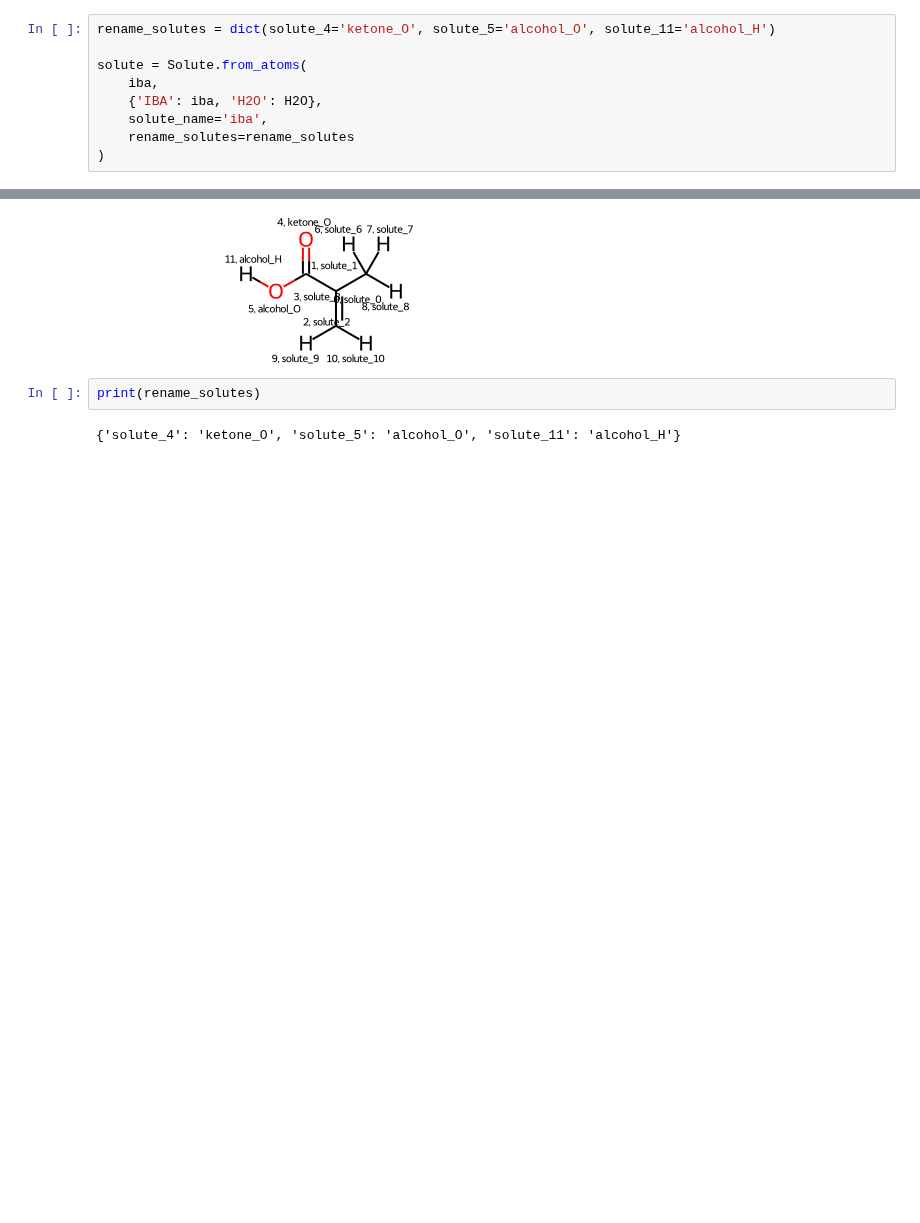
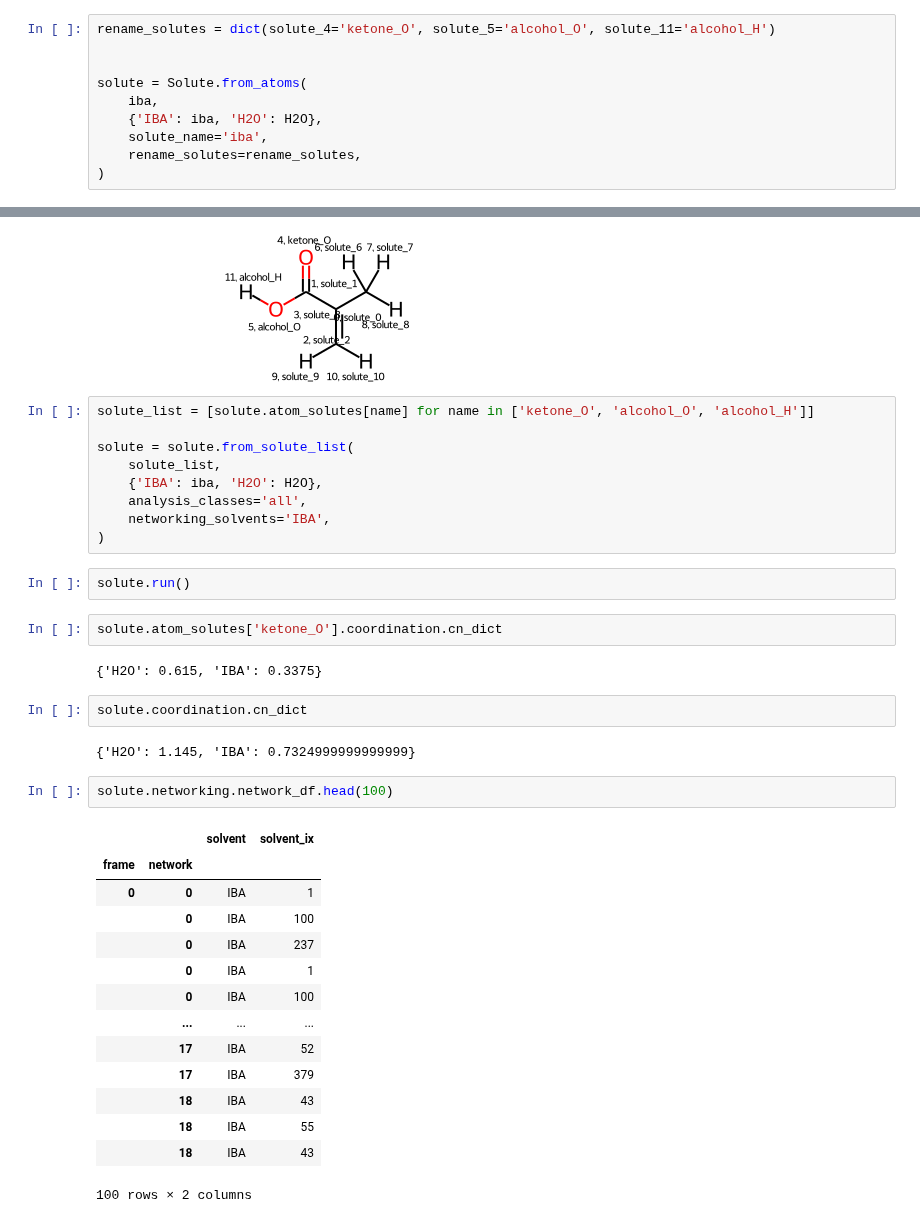
Before and after one commit to MDAnalysis/solvation-analysis, a Jupyter notebook: docs/tutorials/multi_atom_solutes.ipynb, the cells around one changed output, grey strips where cells are left out. Drawn from its saved outputs; the diff is of its cells as text; blank space fills up the shorter version.

```diff
--- a/docs/tutorials/multi_atom_solutes.ipynb
+++ b/docs/tutorials/multi_atom_solutes.ipynb
@@ -23,18 +19,51 @@ solute.draw_molecule('iba')
 [figure]
 # %%
 rename_solutes = dict(solute_4='ketone_O', solute_5='alcohol_O', solute_11='alcohol_H')
+
 
 solute = Solute.from_atoms(
     iba,
     {'IBA': iba, 'H2O': H2O},
     solute_name='iba',
-    rename_solutes=rename_solutes
+    rename_solutes=rename_solutes,
 )
 # %%
 solute.draw_molecule('iba')
 # %% [output]
 [figure]
-# %%
-print(rename_solutes)
-# %% [output]
-{'solute_4': 'ketone_O', 'solute_5': 'alcohol_O', 'solute_11': 'alcohol_H'}
+# %%
+solute_list = [solute.atom_solutes[name] for name in ['ketone_O', 'alcohol_O', 'alcohol_H']]
+
+solute = solute.from_solute_list(
+    solute_list,
+    {'IBA': iba, 'H2O': H2O},
+    analysis_classes='all',
+    networking_solvents='IBA',
+)
+# %%
+solute.run()
+# %%
+solute.atom_solutes['ketone_O'].coordination.cn_dict
+# %% [output]
+{'H2O': 0.615, 'IBA': 0.3375}
+# %%
+solute.coordination.cn_dict
+# %% [output]
+{'H2O': 1.145, 'IBA': 0.7324999999999999}
+# %%
+solute.networking.network_df.head(100)
+# %% [output]
+|  |  | solvent | solvent_ix |
+| frame | network |  |  |
+| 0 | 0 | IBA | 1 |
+|  | 0 | IBA | 100 |
+|  | 0 | IBA | 237 |
+|  | 0 | IBA | 1 |
+|  | 0 | IBA | 100 |
+|  | ... | ... | ... |
+|  | 17 | IBA | 52 |
+|  | 17 | IBA | 379 |
+|  | 18 | IBA | 43 |
+|  | 18 | IBA | 55 |
+|  | 18 | IBA | 43 |
+100 rows × 2 columns
```
Also changed, not shown: parts of 2 cells of this notebook.
